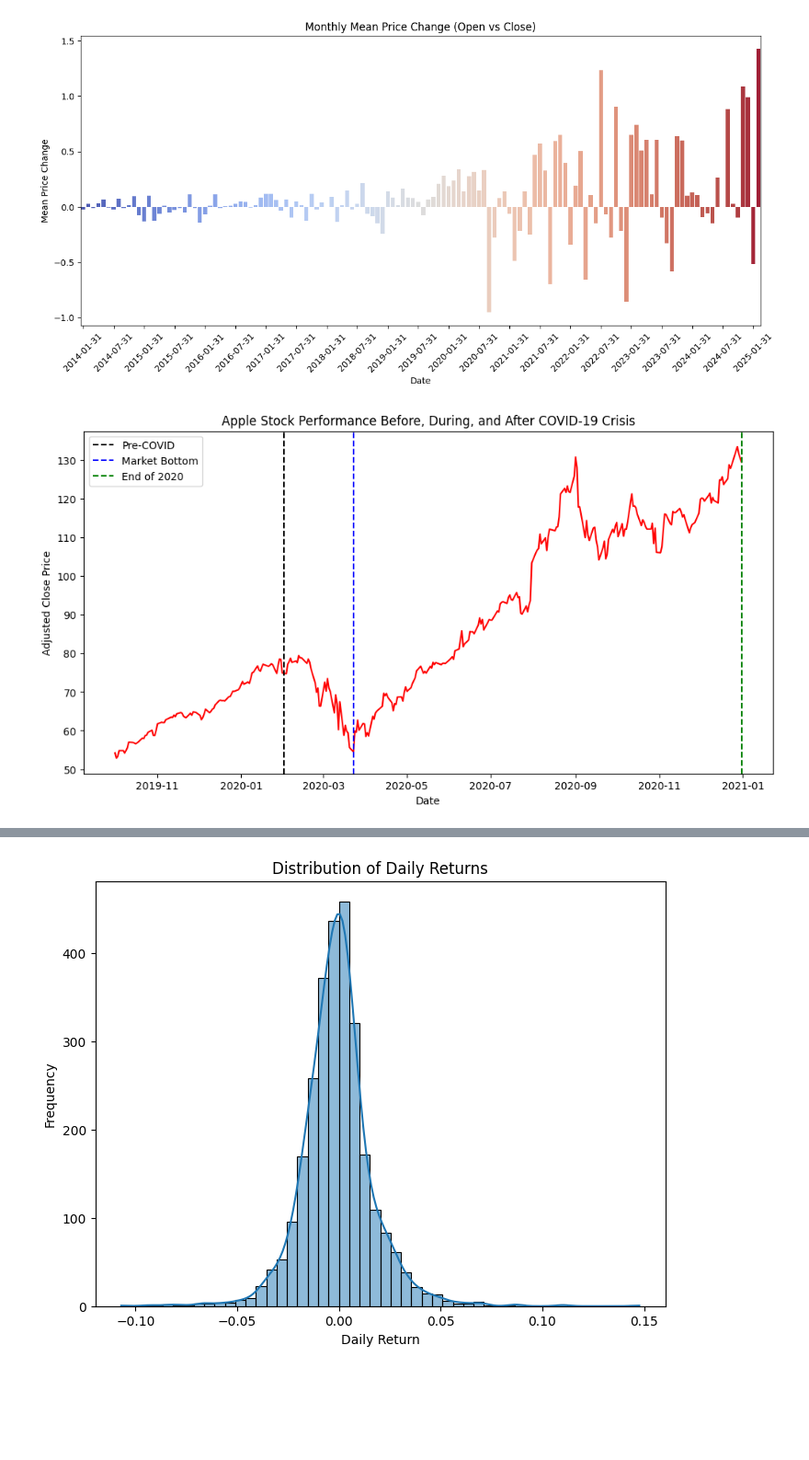
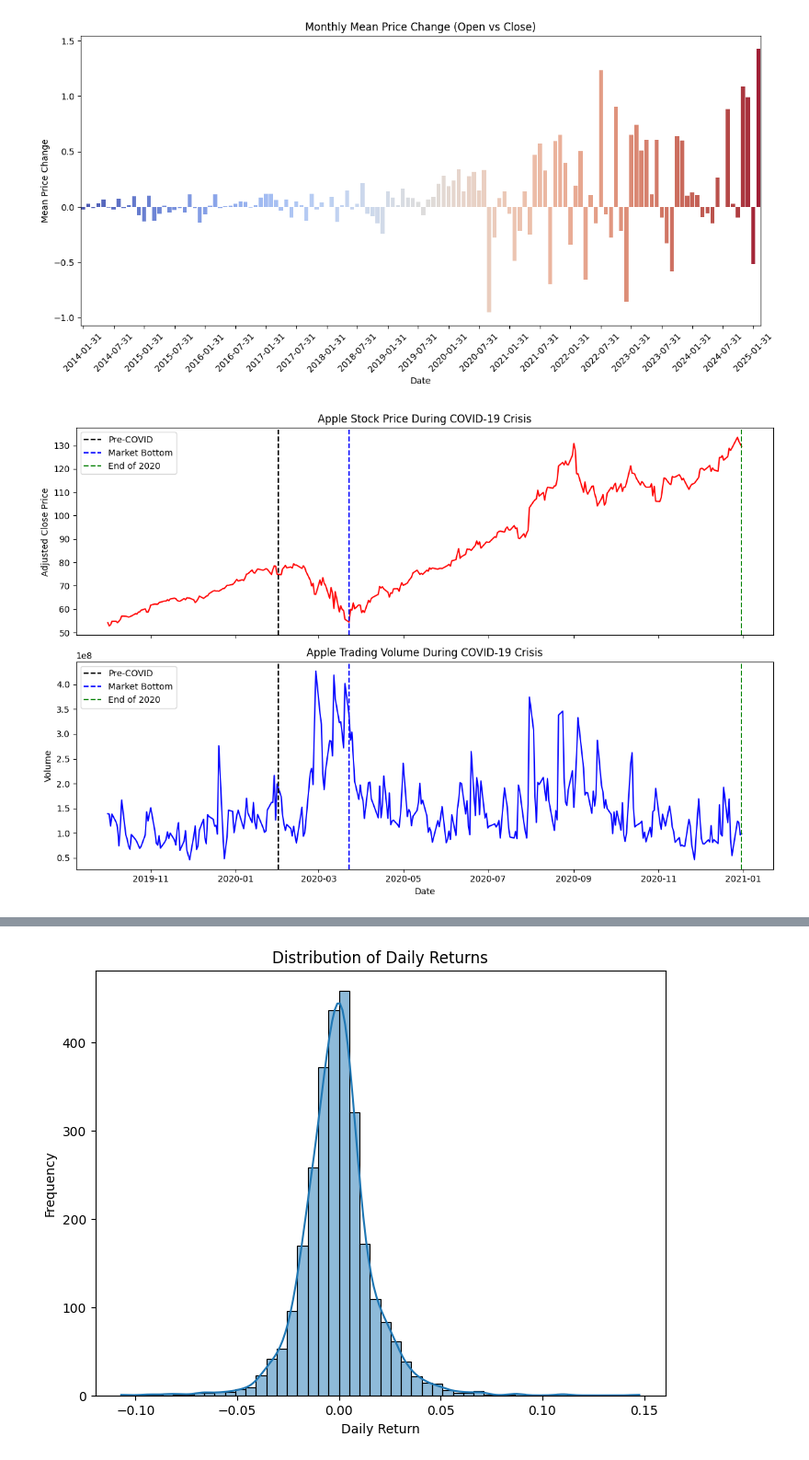
Before and after one commit to OPCoderman/DEP_project_apple_stock_investigation, a Jupyter notebook: visualization .ipynb, the cells around one changed output, grey strips where cells are left out. Shown at 92% size. Saved outputs shown, nothing was run; the diff lists cells and outputs as text; code cells hidden in the pictures; blank space fills up the shorter version.

Commit message:
visualization_updates

```diff
--- a/visualization .ipynb
+++ b/visualization .ipynb
@@ -277,23 +287,37 @@ plt.show()
 Passing `palette` without assigning `hue` is deprecated and will be removed in v0.14.0. Assign the `x` variable to `hue` and set `legend=False` for the same effect.
 [figure]
 # %%
-#How did Apple stock perform during the COVID-19 crisis
+import matplotlib.pyplot as plt
+import seaborn as sns
+import pandas as pd
 
-# Define time frame (Before & After COVID Market Crash)
+# Filter data for COVID-19 period
 covid_period_extended = df[(df['Date'] >= '2019-10-01') & (df['Date'] <= '2020-12-31')]
 
-# Plot stock performance over COVID-19 period
-plt.figure(figsize=(12, 6))
-sns.lineplot(x='Date', y='Adj Close', data=covid_period_extended, color='red')
-plt.axvline(pd.Timestamp('2020-02-01'), color='black', linestyle='dashed', label='Pre-COVID')
-plt.axvline(pd.Timestamp('2020-03-23'), color='blue', linestyle='dashed', label='Market Bottom')
-plt.axvline(pd.Timestamp('2020-12-31'), color='green', linestyle='dashed', label='End of 2020')
+# Create a figure with two subplots (Price & Volume)
+fig, ax1 = plt.subplots(2, 1, figsize=(12, 8), sharex=True)
 
-# plot
-plt.title("Apple Stock Performance Before, During, and After COVID-19 Crisis")
-plt.xlabel("Date")
-plt.ylabel("Adjusted Close Price")
-plt.legend()
+# 📈 **Stock Price Performance**
+sns.lineplot(x='Date', y='Adj Close', data=covid_period_extended, color='red', ax=ax1[0])
+ax1[0].axvline(pd.Timestamp('2020-02-01'), color='black', linestyle='dashed', label='Pre-COVID')
+ax1[0].axvline(pd.Timestamp('2020-03-23'), color='blue', linestyle='dashed', label='Market Bottom')
+ax1[0].axvline(pd.Timestamp('2020-12-31'), color='green', linestyle='dashed', label='End of 2020')
+ax1[0].set_title("Apple Stock Price During COVID-19 Crisis")
+ax1[0].set_ylabel("Adjusted Close Price")
+ax1[0].legend()
+
+# 📊 **Trading Volume Analysis**
+sns.lineplot(x='Date', y='Volume', data=covid_period_extended, color='blue', ax=ax1[1])
+ax1[1].axvline(pd.Timestamp('2020-02-01'), color='black', linestyle='dashed', label='Pre-COVID')
+ax1[1].axvline(pd.Timestamp('2020-03-23'), color='blue', linestyle='dashed', label='Market Bottom')
+ax1[1].axvline(pd.Timestamp('2020-12-31'), color='green', linestyle='dashed', label='End of 2020')
+ax1[1].set_title("Apple Trading Volume During COVID-19 Crisis")
+ax1[1].set_ylabel("Volume")
+ax1[1].set_xlabel("Date")
+ax1[1].legend()
+
+# Show the plot
+plt.tight_layout()
 plt.show()
 # %% [output]
-[figure, old version]
+[figure, new version]
```
Also changed, not shown: parts of 7 cells of this notebook.
